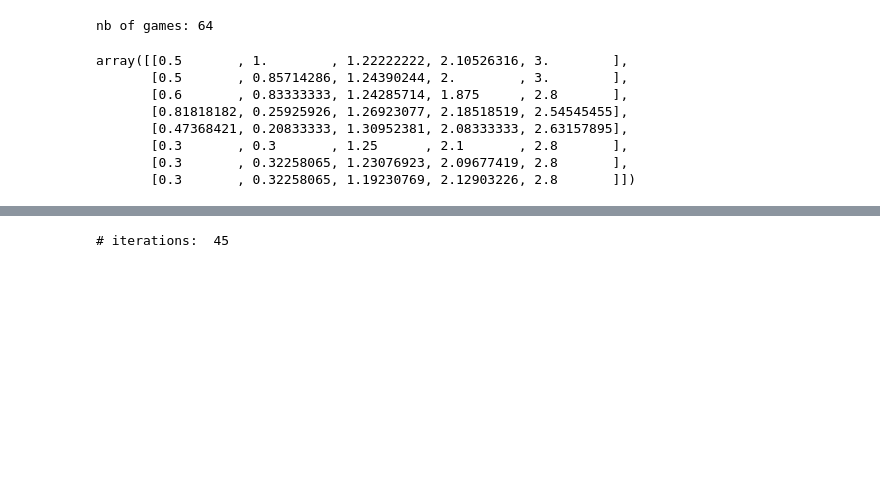
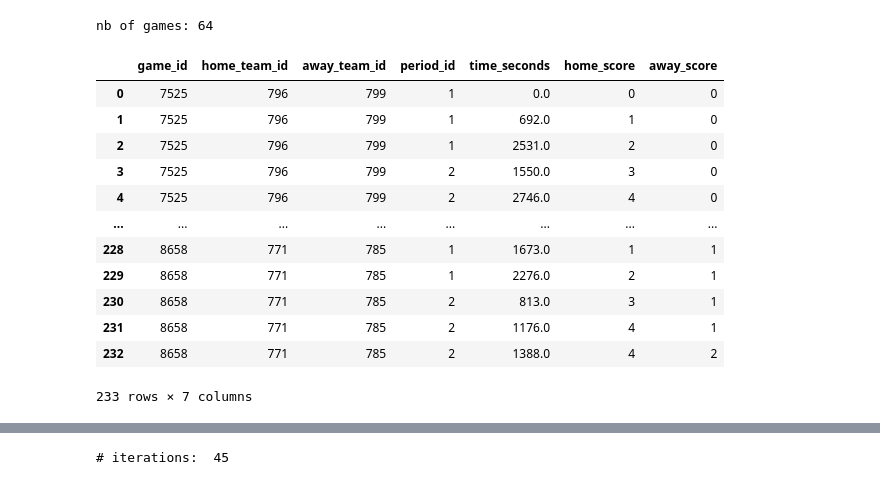
Before and after one commit to maartensijmkens/socceraction, a Jupyter notebook: public-notebooks/xT-top.ipynb, the cells around one changed output, grey strips where cells are left out. Cells and saved outputs as stored; diff of their text form; code cells hidden in the pictures; blank space fills up the shorter version.

```diff
--- a/public-notebooks/xT-top.ipynb
+++ b/public-notebooks/xT-top.ipynb
@@ -49,15 +49,18 @@ A = pd.concat(A)
 # %%
 import socceraction.xpoints as xpoints
 
-xPModel = xpoints.ExpectedPoints()
-xPModel.fit(A, games)
-xPModel.xpoints
+xpoints.ScoreProgression(A, games).score_progression
 # %% [output]
+|  | game_id | home_team_id | away_team_id | period_id | time_seconds | home_score | away_score |
+| 0 | 7525 | 796 | 799 | 1 | 0.0 | 0 | 0 |
+| 1 | 7525 | 796 | 799 | 1 | 692.0 | 1 | 0 |
+| 2 | 7525 | 796 | 799 | 1 | 2531.0 | 2 | 0 |
+| 3 | 7525 | 796 | 799 | 2 | 1550.0 | 3 | 0 |
+| 4 | 7525 | 796 | 799 | 2 | 2746.0 | 4 | 0 |
+| ... | ... | ... | ... | ... | ... | ... | ... |
+| 228 | 8658 | 771 | 785 | 1 | 1673.0 | 1 | 1 |
+| 229 | 8658 | 771 | 785 | 1 | 2276.0 | 2 | 1 |
+| 230 | 8658 | 771 | 785 | 2 | 813.0 | 3 | 1 |
+| 231 | 8658 | 771 | 785 | 2 | 1176.0 | 4 | 1 |
+| 232 | 8658 | 771 | 785 | 2 | 1388.0 | 4 | 2 |
-array([[0.5       , 1.        , 1.22222222, 2.10526316, 3.        ],
-       [0.5       , 0.85714286, 1.24390244, 2.        , 3.        ],
-       [0.6       , 0.83333333, 1.24285714, 1.875     , 2.8       ],
-       [0.81818182, 0.25925926, 1.26923077, 2.18518519, 2.54545455],
-       [0.47368421, 0.20833333, 1.30952381, 2.08333333, 2.63157895],
-       [0.3       , 0.3       , 1.25      , 2.1       , 2.8       ],
-       [0.3       , 0.32258065, 1.23076923, 2.09677419, 2.8       ],
-       [0.3       , 0.32258065, 1.19230769, 2.12903226, 2.8       ]])
+233 rows × 7 columns
```
Also changed, not shown: parts of 14 cells of this notebook, 3 other files.
